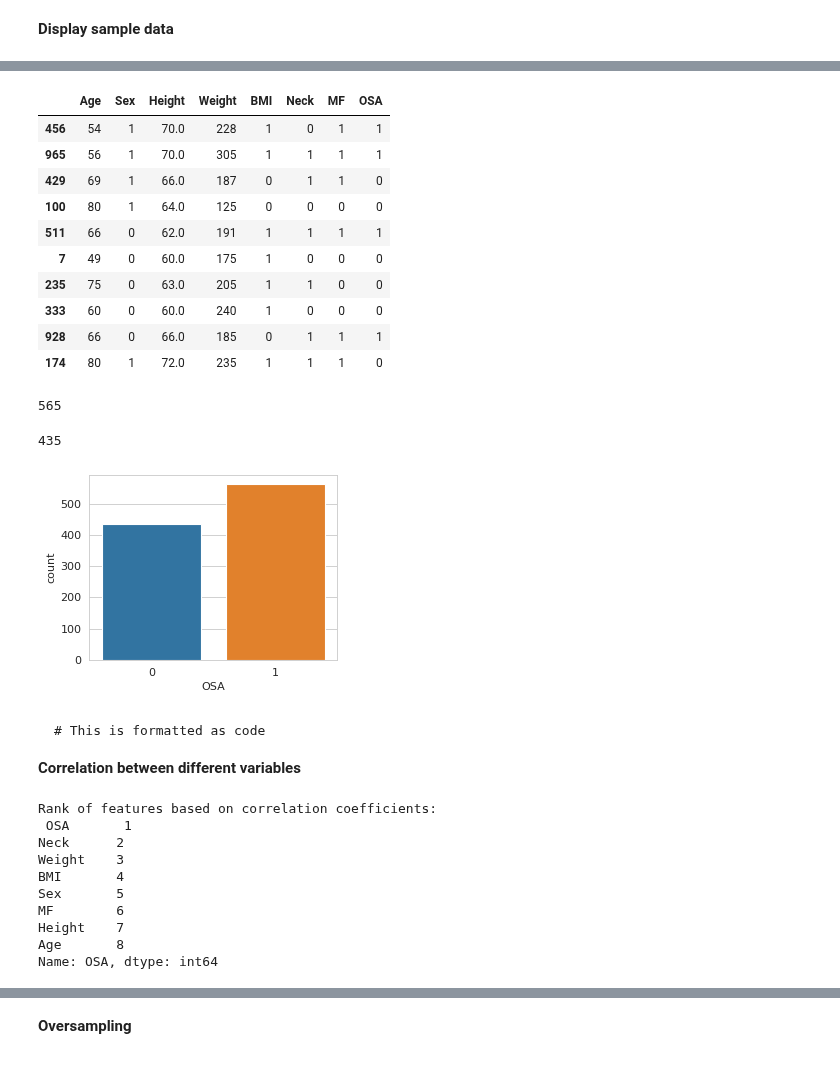
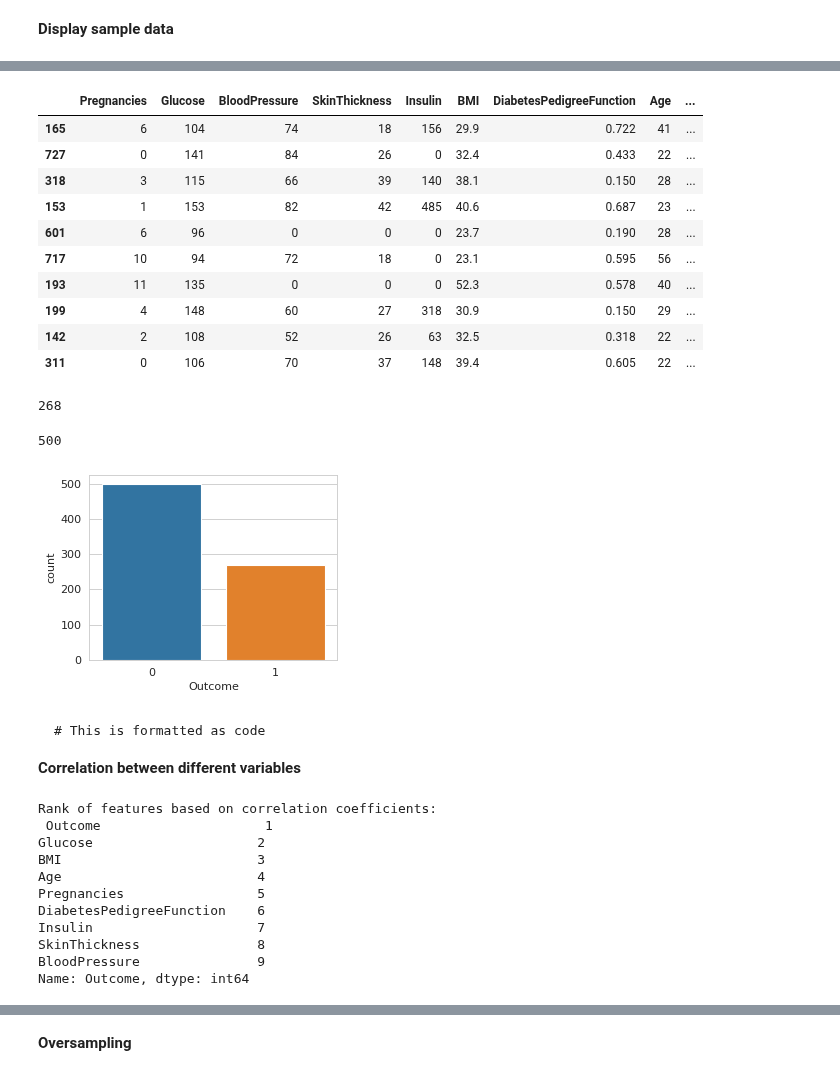
Before and after one commit to asheta66/Machine-Learning-2024, a Jupyter notebook: Classification/Diabetic3.ipynb, the cells around one changed output, grey strips where cells are left out. Saved outputs shown, nothing was run; the diff lists cells and outputs as text; code cells hidden in the pictures.

```diff
--- a/Classification/Diabetic3.ipynb
+++ b/Classification/Diabetic3.ipynb
@@ -29,7 +29,7 @@ from matplotlib import pyplot as plt
 **Reading the data**
 # %%
 # Importing the datasets
-df     = pd.read_csv('OSA_Data_April_2023_1.csv')
+df     = pd.read_csv('diabetes.csv')
 # %% [markdown]
 **Display the data**
 # %%
@@ -60,35 +60,35 @@ df = df.dropna()
 # %%
 df.sample(n = 10)
 # %% [output]
-|  | Age | Sex | Height | Weight | BMI | Neck | MF | OSA |
-| 456 | 54 | 1 | 70.0 | 228 | 1 | 0 | 1 | 1 |
-| 965 | 56 | 1 | 70.0 | 305 | 1 | 1 | 1 | 1 |
-| 429 | 69 | 1 | 66.0 | 187 | 0 | 1 | 1 | 0 |
-| 100 | 80 | 1 | 64.0 | 125 | 0 | 0 | 0 | 0 |
-| 511 | 66 | 0 | 62.0 | 191 | 1 | 1 | 1 | 1 |
-| 7 | 49 | 0 | 60.0 | 175 | 1 | 0 | 0 | 0 |
-| 235 | 75 | 0 | 63.0 | 205 | 1 | 1 | 0 | 0 |
-| 333 | 60 | 0 | 60.0 | 240 | 1 | 0 | 0 | 0 |
-| 928 | 66 | 0 | 66.0 | 185 | 0 | 1 | 1 | 1 |
-| 174 | 80 | 1 | 72.0 | 235 | 1 | 1 | 1 | 0 |
+|  | Pregnancies | Glucose | BloodPressure | SkinThickness | Insulin | BMI | DiabetesPedigreeFunction | Age | ... |
+| 165 | 6 | 104 | 74 | 18 | 156 | 29.9 | 0.722 | 41 | ... |
+| 727 | 0 | 141 | 84 | 26 | 0 | 32.4 | 0.433 | 22 | ... |
+| 318 | 3 | 115 | 66 | 39 | 140 | 38.1 | 0.150 | 28 | ... |
+| 153 | 1 | 153 | 82 | 42 | 485 | 40.6 | 0.687 | 23 | ... |
+| 601 | 6 | 96 | 0 | 0 | 0 | 23.7 | 0.190 | 28 | ... |
+| 717 | 10 | 94 | 72 | 18 | 0 | 23.1 | 0.595 | 56 | ... |
+| 193 | 11 | 135 | 0 | 0 | 0 | 52.3 | 0.578 | 40 | ... |
+| 199 | 4 | 148 | 60 | 27 | 318 | 30.9 | 0.150 | 29 | ... |
+| 142 | 2 | 108 | 52 | 26 | 63 | 32.5 | 0.318 | 22 | ... |
+| 311 | 0 | 106 | 70 | 37 | 148 | 39.4 | 0.605 | 22 | ... |
 # %%
-ones_count = df['OSA'].value_counts()[1]
+ones_count = df['Outcome'].value_counts()[1]
 print(ones_count)
 # %% [output]
-565
+268
 # %%
-zeros_count = (df['OSA'] == 0).sum()
+zeros_count = (df['Outcome'] == 0).sum()
 print(zeros_count)
 # %% [output]
-435
+500
 # %%
 # Create a figure with size 8x6 inches, 80 dots per inch resolution
 fig = plt.figure(figsize=(4,3), dpi=80)
 # Calculate the number of classes in the class
-sns.countplot(data=df, x='OSA')
+sns.countplot(data=df, x='Outcome')
 plt.savefig('classes.png')
 # %% [output]
-[figure, old version]
+[figure, new version]
 # %%
 # from matplotlib import pyplot as plt
 
@@ -111,22 +111,23 @@ plt.savefig('classes.png')
 corr = df.corr()
 
 # get absolute correlation coefficients and sort in descending order
-abs_corr = corr.abs().sort_values(by='OSA', ascending=False)
+abs_corr = corr.abs().sort_values(by='Outcome', ascending=False)
 
 # display the rank of features based on correlation coefficients
-rank = abs_corr['OSA'].rank(ascending=False).astype(int)
+rank = abs_corr['Outcome'].rank(ascending=False).astype(int)
 print('Rank of features based on correlation coefficients:\n', rank)
 # %% [output]
 Rank of features based on correlation coefficients:
- OSA       1
-Neck      2
-Weight    3
-BMI       4
-Sex       5
-MF        6
-Height    7
-Age       8
-Name: OSA, dtype: int64
+ Outcome                     1
+Glucose                     2
+BMI                         3
+Age                         4
+Pregnancies                 5
+DiabetesPedigreeFunction    6
+Insulin                     7
+SkinThickness               8
+BloodPressure               9
+Name: Outcome, dtype: int64
 # %%
 # Set up the matplotlib plot configuration
 f, ax = plt.subplots(figsize=(10, 4))
```
Also changed, not shown: parts of 31 cells of this notebook.
